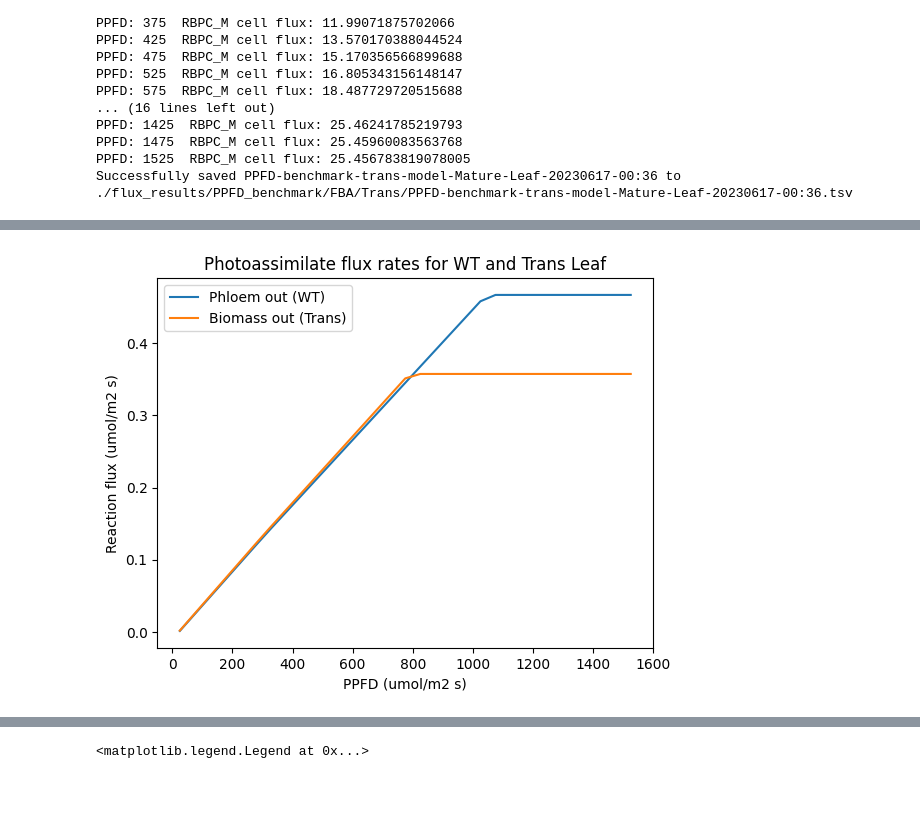
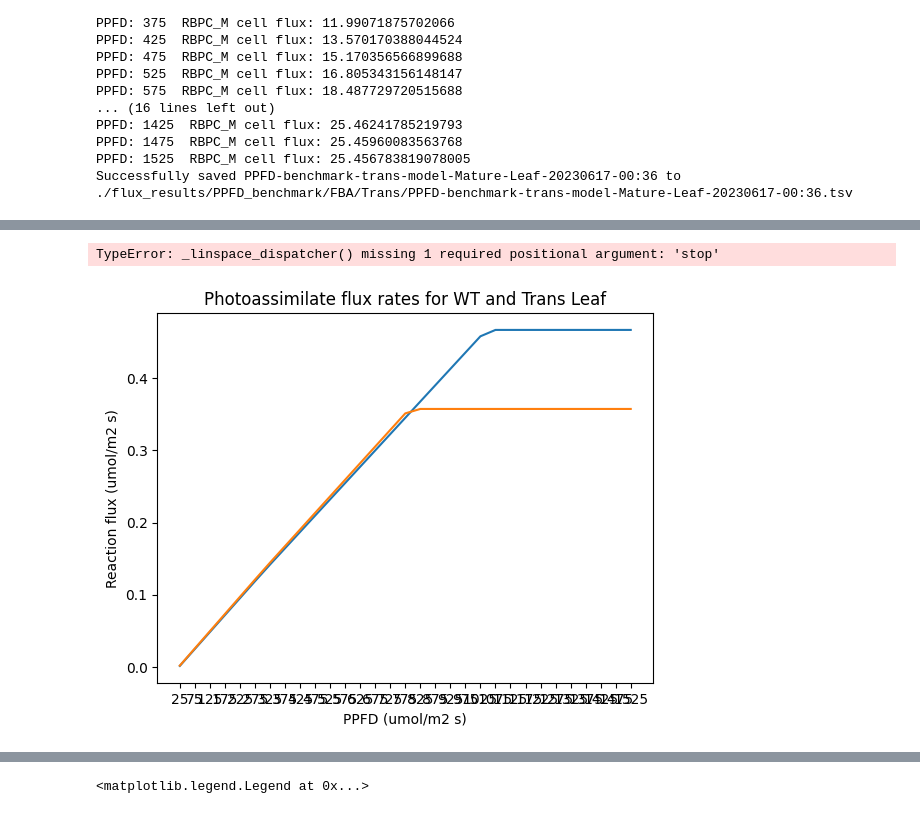
Before and after one commit to rtsantos3/RiceMM, a Jupyter notebook: Scripts/model_analysis/Light Scan 2-cell model (Final).ipynb, the cells around one changed output, grey strips where cells are left out. Cells and saved outputs as stored; diff of their text form; code cells hidden in the pictures.

```diff
--- a/Scripts/model_analysis/Light Scan 2-cell model (Final).ipynb
+++ b/Scripts/model_analysis/Light Scan 2-cell model (Final).ipynb
@@ -794 +794,6 @@ Notes on FVA scanning:
 - Adding pFBA weights (1.1) solves the issue with numerical instability and infeasibility. Furthermore, it also constrains the reactions to somewhat realistic values -- similar in scale to the values obtained from Shameer et al and Cheung et al .
+# %%
+#Load results from CSV
+
+ppfd_2cell_wt_phloem = pd.read_csv('./flux_results/PPFD_benchmark/FBA/WT/PPFD-benchmark-WT-model-Mature-Leaf-20230617-00:35.tsv', sep='\t', index_col=0)
+ppfd_2cell_trans_phloem = pd.read_csv('./flux_results/PPFD_benchmark/FBA/Trans/PPFD-benchmark-trans-model-Mature-Leaf-20230617-00:36.tsv', sep='\t', index_col=0)
@@ -795,25 +816,27 @@ Notes on FVA scanning:
 # %%
 #Let's graph the initial results first
 
 #plot PPFD vs CO2 uptake
 
 phloem_trans_out = ppfd_2cell_trans_phloem.loc[['DM_Phloem_BS']].values.flatten()
 
 phloem_out = ppfd_2cell_wt_phloem.loc[['DM_Phloem_BS']].values.flatten()
 ppfd_e = list(ppfd_2cell_wt_phloem.columns)
 
 plt.plot(ppfd_e, phloem_out, label="Phloem out (WT)")
 plt.plot(ppfd_e, phloem_trans_out, label="Biomass out (Trans)")
 plt.title(label='Photoassimilate flux rates for WT and Trans Leaf')
 plt.xlabel('PPFD (umol/m2 s)')
 plt.ylabel('Reaction flux (umol/m2 s)')
+plt.xticks(np.linspace(ppfd_e))
 plt.legend()
 plt.show()
 
 
 
 #I think I need to graph previous data regarding this?
 #Based on this, it shows that photoassimilation becomes unstable in intermediate lights  as opposed to
 #Having a more stable output
 # %% [output]
+TypeError: _linspace_dispatcher() missing 1 required positional argument: 'stop'
-[figure, old version]
+[figure, new version]
```
Also changed, not shown: parts of 13 cells of this notebook, 3 other files.
